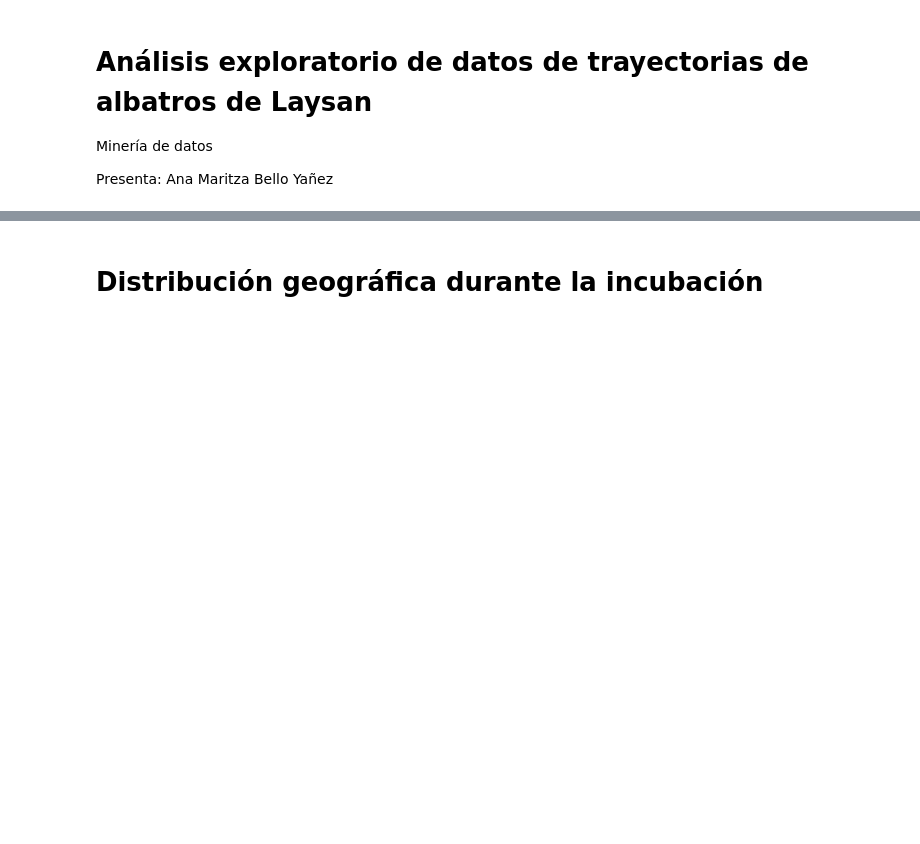
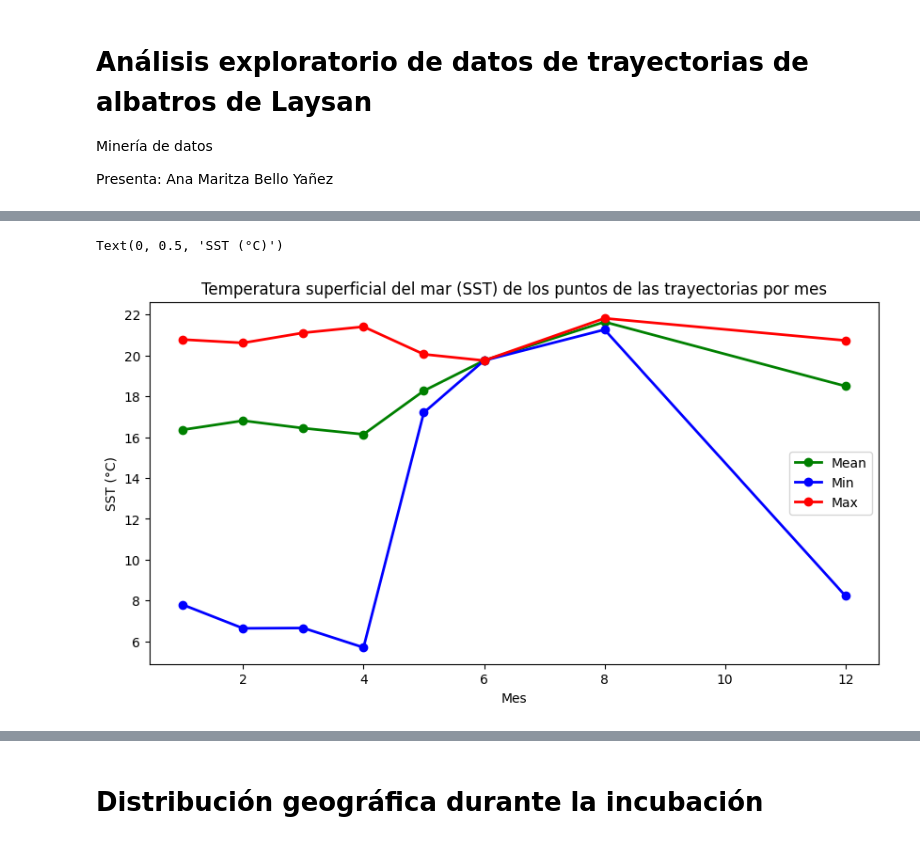
Before and after one commit to MaritzaB/niche_modelling, a Jupyter notebook: src/notebooks/eda_albatross.ipynb, the cells around one changed output, grey strips where cells are left out. Cells and saved outputs as stored; diff of their text form; code cells hidden in the pictures; blank space fills up the shorter version.

```diff
--- a/src/notebooks/eda_albatross.ipynb
+++ b/src/notebooks/eda_albatross.ipynb
@@ -35,0 +82,3 @@ sns.countplot(data=trajectories, x="season", hue="year", palette="Set2")
+# %%
+sst_eda = trajectories["sst"].groupby(trajectories["month"])
+sst_eda.describe()
@@ -35,0 +96,14 @@ sns.countplot(data=trajectories, x="season", hue="year", palette="Set2")
+# %%
+# Plot EDA for SST (Min, mean, max)
+
+plt.figure(figsize=(10, 5))
+plt.title("Temperatura superficial del mar (SST) de los puntos de las trayectorias por mes")
+sst_eda.mean().plot(label="Mean", color="green", linewidth=2, marker="o")
+sst_eda.min().plot(label="Min", color="blue", linewidth=2, marker="o")
+sst_eda.max().plot(label="Max", color='red', linewidth=2, marker="o")
+plt.legend()
+plt.xlabel("Mes")
+plt.ylabel("SST (°C)")
+# %% [output]
+Text(0, 0.5, 'SST (°C)')
+[figure, added]
```
Also changed, not shown: parts of 22 cells of this notebook, 6 other files.
